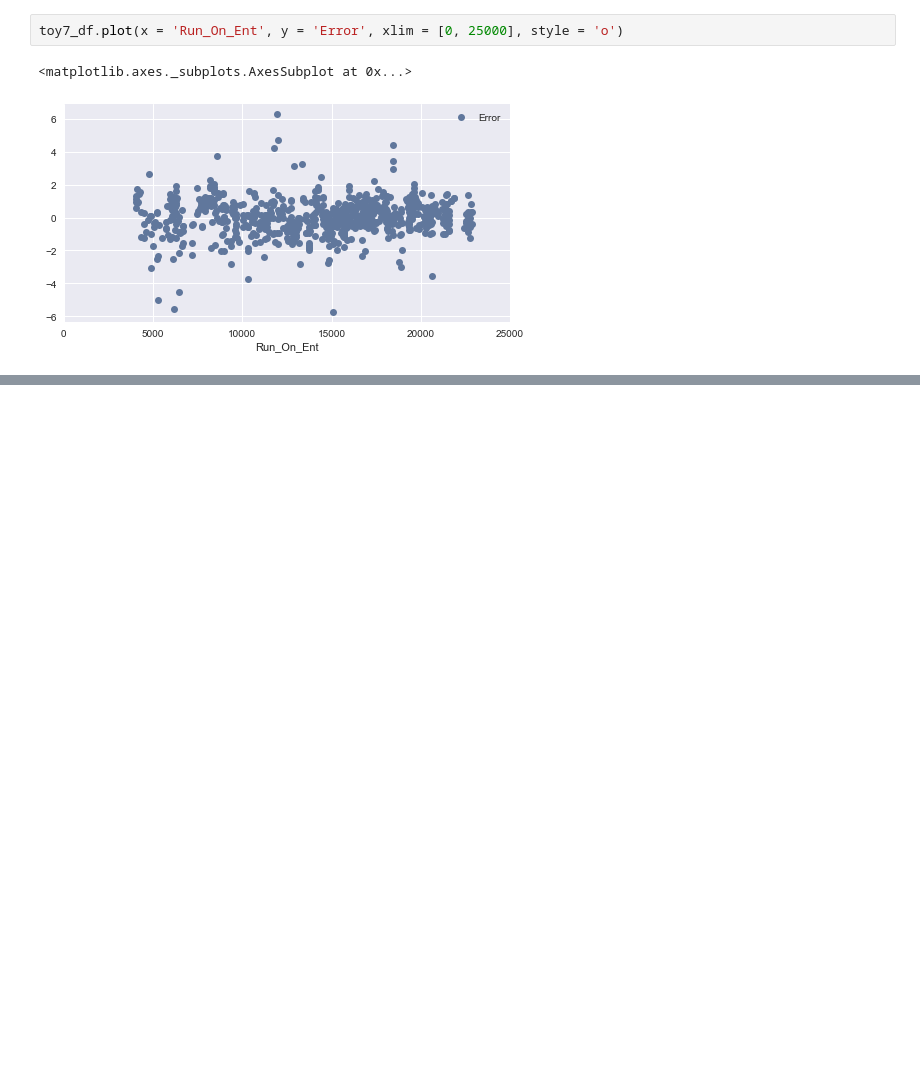
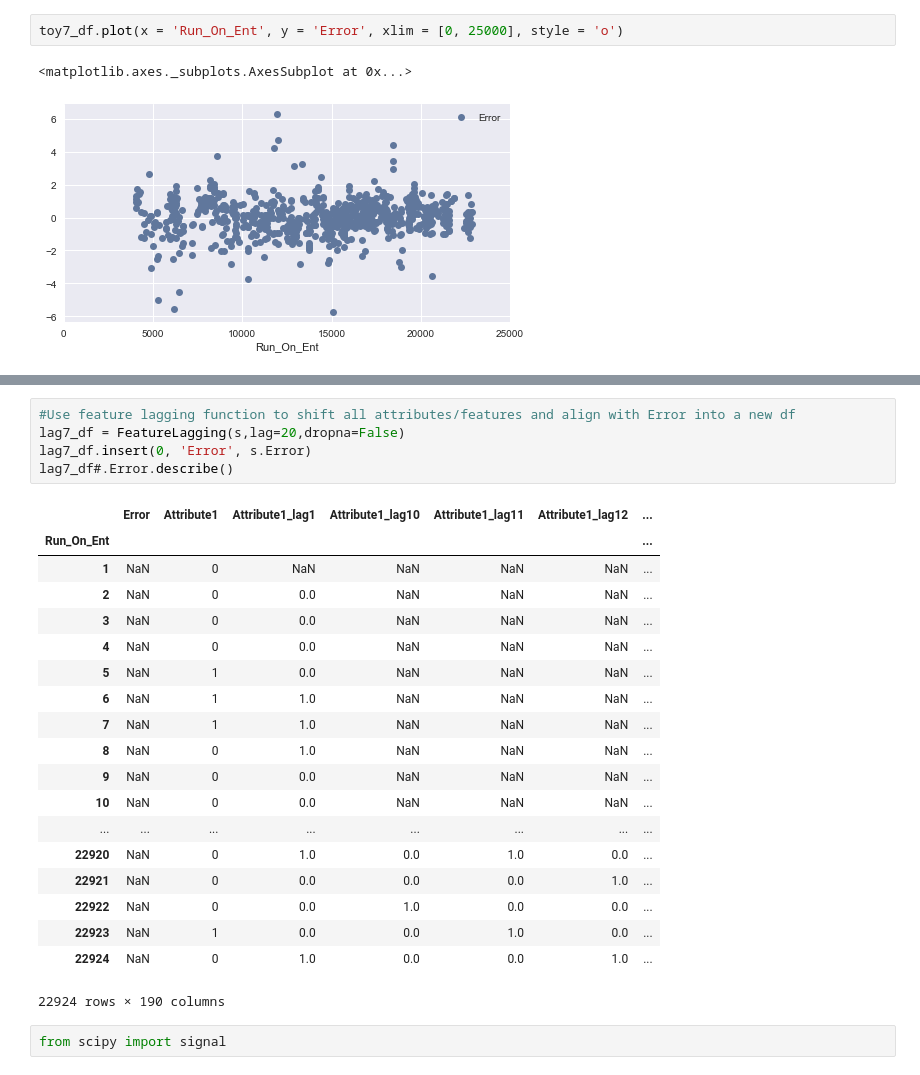
Before and after one commit to austinbock/project1, a Jupyter notebook: Capstone1 Data Investigation.ipynb, the cells around one changed output, grey strips where cells are left out. Saved outputs shown, nothing was run; the diff lists cells and outputs as text; blank space fills up the shorter version.

```diff
--- a/Capstone1 Data Investigation.ipynb
+++ b/Capstone1 Data Investigation.ipynb
@@ -188,0 +222,27 @@ toy7_df.plot(x = 'Run_On_Ent', y = 'Error', xlim = [0, 25000], style = 'o')
+# %%
+#Use feature lagging function to shift all attributes/features and align with Error into a new df
+lag7_df = FeatureLagging(s,lag=20,dropna=False)
+lag7_df.insert(0, 'Error', s.Error)
+lag7_df#.Error.describe()
+# %% [output]
+|  | Error | Attribute1 | Attribute1_lag1 | Attribute1_lag10 | Attribute1_lag11 | Attribute1_lag12 | ... |
+| Run_On_Ent |  |  |  |  |  |  | ... |
+| 1 | NaN | 0 | NaN | NaN | NaN | NaN | ... |
+| 2 | NaN | 0 | 0.0 | NaN | NaN | NaN | ... |
+| 3 | NaN | 0 | 0.0 | NaN | NaN | NaN | ... |
+| 4 | NaN | 0 | 0.0 | NaN | NaN | NaN | ... |
+| 5 | NaN | 1 | 0.0 | NaN | NaN | NaN | ... |
+| 6 | NaN | 1 | 1.0 | NaN | NaN | NaN | ... |
+| 7 | NaN | 1 | 1.0 | NaN | NaN | NaN | ... |
+| 8 | NaN | 0 | 1.0 | NaN | NaN | NaN | ... |
+| 9 | NaN | 0 | 0.0 | NaN | NaN | NaN | ... |
+| 10 | NaN | 0 | 0.0 | NaN | NaN | NaN | ... |
+| ... | ... | ... | ... | ... | ... | ... | ... |
+| 22920 | NaN | 0 | 1.0 | 0.0 | 1.0 | 0.0 | ... |
+| 22921 | NaN | 0 | 0.0 | 0.0 | 0.0 | 1.0 | ... |
+| 22922 | NaN | 0 | 0.0 | 1.0 | 0.0 | 0.0 | ... |
+| 22923 | NaN | 1 | 0.0 | 0.0 | 1.0 | 0.0 | ... |
+| 22924 | NaN | 0 | 1.0 | 0.0 | 0.0 | 1.0 | ... |
+22924 rows × 190 columns
+# %%
+from scipy import signal
```
Also changed, not shown: parts of 9 cells of this notebook.
